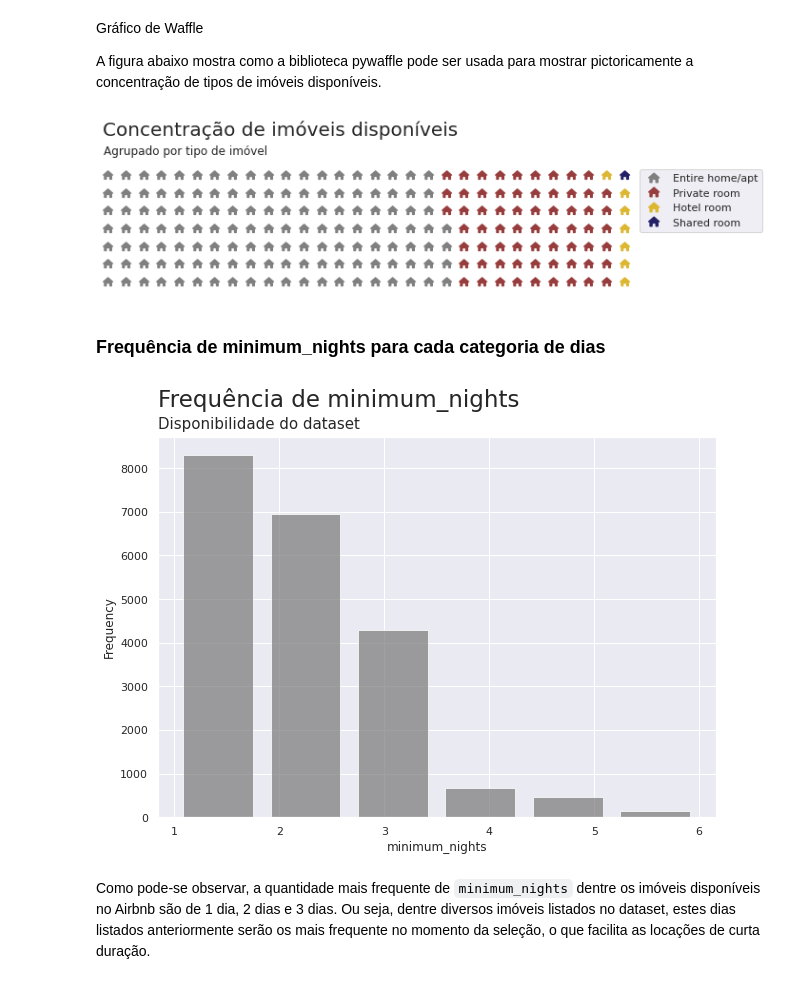
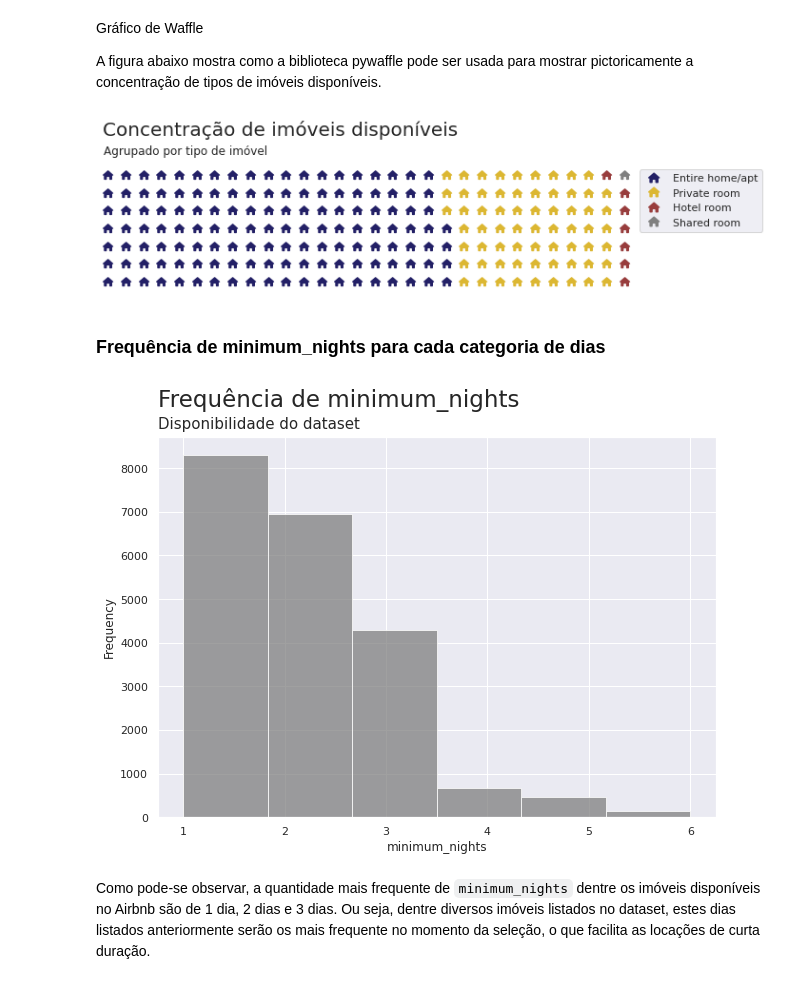
Before and after one commit to BrunoAzambuja/Airbnb_em_Roma_analise-exploratoria, a Jupyter notebook: Analise_Exploratoria_do_Airbnb_de_Roma.ipynb, the cells around one changed output. Drawn from its saved outputs; the diff is of its cells as text; code cells hidden in the pictures.

```diff
--- a/Analise_Exploratoria_do_Airbnb_de_Roma.ipynb
+++ b/Analise_Exploratoria_do_Airbnb_de_Roma.ipynb
@@ -478,28 +478,28 @@ A figura abaixo mostra como a biblioteca pywaffle pode ser usada para mostrar pi
 # %%
 # extrair value counts da variavel ocorrencia_classificacao
 data_waffle = df_clean.room_type.value_counts().sort_values(ascending=False).to_dict()
 
 # plotar gráfico de waffle
 fig = plt.figure(
                 FigureClass=Waffle,
                 rows=7,
                 columns=30,
-                colors=("gray", "#983D3D", "#DCB732", "#232066"),
+                colors=("#232066", "#DCB732", "#983D3D", "gray"),
                 values=data_waffle, icons='house', icon_size=10,
                 legend={'loc': 'upper left', 'bbox_to_anchor': (1,1)},
                 icon_legend=True
                 )
 plt.title("Concentração de imóveis disponíveis", fontsize=20, pad=30, loc="left")
 plt.suptitle("Agrupado por tipo de imóvel", fontsize=12, x=0.126, y=0.67, ha="left")
 fig.set_tight_layout(False)
 plt.show();
 # %% [output]
-[figure, old version]
+[figure, new version]
 # %% [markdown]
 ### **Frequência de minimum_nights para cada categoria de dias**
 # %%
 # gerando histograma
-plt.hist(df_clean['minimum_nights'], rwidth=0.8, color= "gray", bins = 6, alpha=0.75)
+plt.hist(df_clean['minimum_nights'], rwidth=1, color= "gray", bins = 6, alpha=0.75)
 # adcionando elementos do histograma
 plt.xlabel('minimum_nights')
 plt.ylabel('Frequency')
@@ -507,7 +507,7 @@ plt.title("Frequência de minimum_nights", fontsize=23, pad=30, loc="left")
 plt.suptitle("Disponibilidade do dataset", fontsize=15, x=0.125, y=0.92, ha="left")
 plt.show()
 # %% [output]
-[figure, old version]
+[figure, new version]
 # %% [markdown]
 Como pode-se observar, a quantidade mais frequente de `minimum_nights` dentre os imóveis disponíveis no Airbnb são de 1 dia, 2 dias e 3 dias. Ou seja, dentre diversos imóveis listados no dataset, estes dias listados anteriormente serão os mais frequente no momento da seleção, o que facilita as locações de curta duração.
 # %% [markdown]
```
